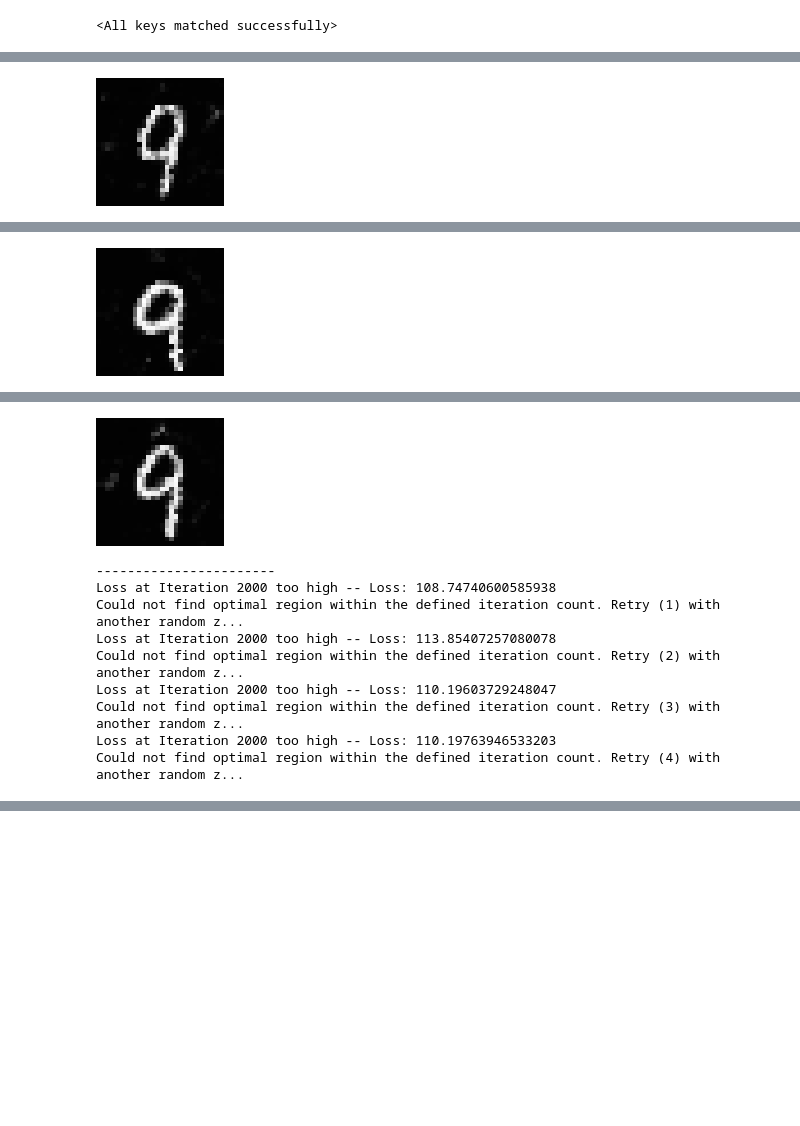
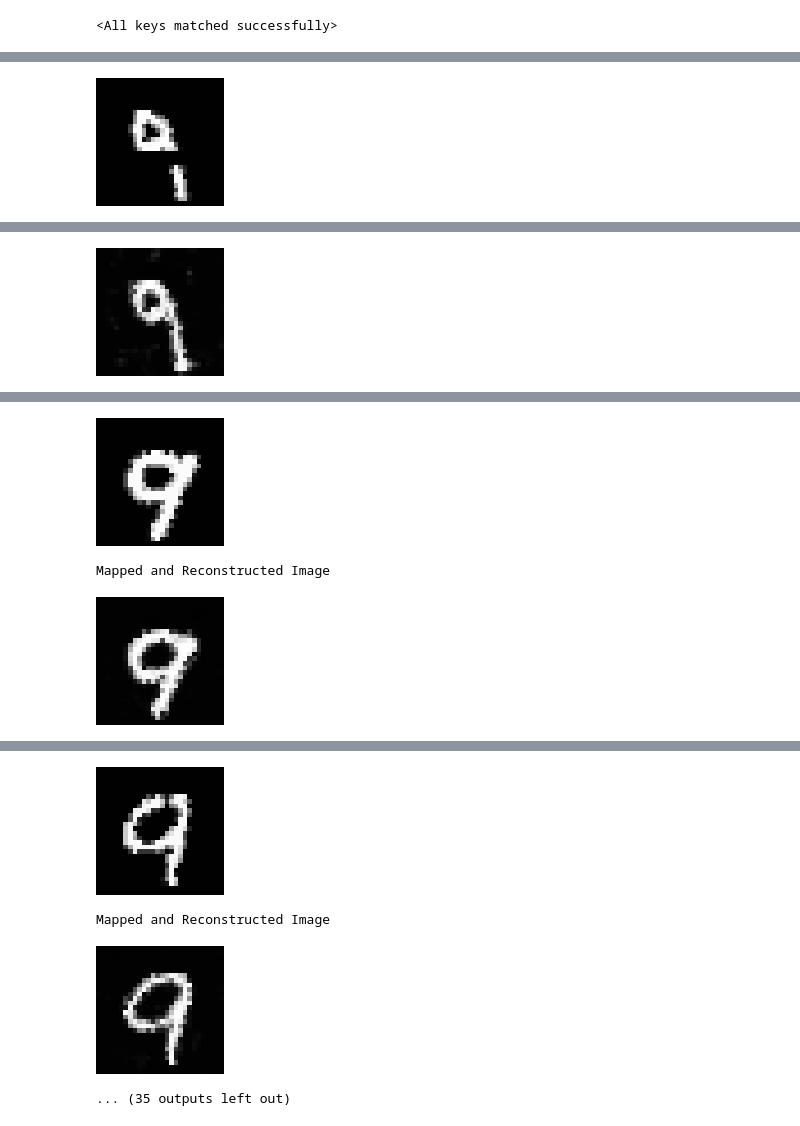
Before and after one commit to yashar-ne/AD-with-GANs, a Jupyter notebook: src/ml/notebooks/latent_space_mapping.ipynb, the cells around one changed output, grey strips where cells are left out. Cells and saved outputs as stored; diff of their text form; code cells hidden in the pictures; blank space fills up the shorter version.

```diff
--- a/src/ml/notebooks/latent_space_mapping.ipynb
+++ b/src/ml/notebooks/latent_space_mapping.ipynb
@@ -338,33 +338,36 @@ if prepare_target_folder:
         writer.writerow(fields)
 
 # Start mapping
-map_anomalies = False
+map_anomalies = True
 map_normals = True
-max_retries = 5
+max_retries = 10
 t = transforms.ToPILImage()
 lsm: LatentSpaceMapper = LatentSpaceMapper(generator=generator, discriminator=discriminator, device=device)
 mapped_images = []
 cp_counter = 0
 counter = len(ano_mnist_dataset)
-#for img in ano_mnist_dataset:
+
 i = 0
 retry_counter = 0
 while i < len(ano_mnist_dataset):
+    if i % 50 == 0 and i != 0:
+        clear_output()
+        print("Cleared Output...")
 
-    # print(f"{counter} images left")
+    print(f"{counter} images left")
 
     if (ano_mnist_dataset[i][1]["anomaly"] == True and map_anomalies) or (ano_mnist_dataset[i][1]["anomaly"] == False and map_normals):
         mapped_z, reconstruction_loss, retry = lsm.map_image_to_point_in_latent_space(ano_mnist_dataset[i][0],
                                                                                batch_size=1,
-                                                                               max_opt_iterations=30000,
-                                                                               plateu_threshold=0.001,
-                                                                               check_every_n_iter=2000,
-                                                                               learning_rate=0.2,
-                                                                               print_every_n_iters=10000,
+                                                                               max_opt_iterations=25000,
+                                                                               plateu_threshold=0.0005,
+                                                                               check_every_n_iter=3000,
+                                                                               learning_rate=0.1,
+                                                                               print_every_n_iters=5000,
                                                                                retry_after_n_iters=10000,
-                                                                               ignore_rules_below_threshold=70,
-                                                                               opt_threshold=55,
-                                                                               immediate_retry_threshold=80)
+                                                                               ignore_rules_below_threshold=50,
+                                                                               opt_threshold=45,
+                                                                               immediate_retry_threshold=60)
 
         if retry:
             if retry_counter == max_retries:
@@ -395,13 +398,12 @@ while i < len(ano_mnist_dataset):
           create_cp(counter)
           clear_output
 
-        #print('Original Image')
-        #t(ano_mnist_dataset[i][0]).resize((128, 128), PIL.Image.NEAREST).show()
+        print('Original Image')
+        t(ano_mnist_dataset[i][0]).resize((128, 128), PIL.Image.NEAREST).show()
         print('Mapped and Reconstructed Image')
         original_img = generator(mapped_z).cpu()
         img = t(original_img[0]).resize((128, 128), PIL.Image.NEAREST)
         img.show()
-        #print('Mapped and Reconstructed Image Successfully')
         print('-----------------------')
 
     i+=1
@@ -414 +417 @@ Mapped and Reconstructed Image
-[figure, old version]
+[figure, new version]
@@ -417,3 +418,3 @@ Iteration: 529 -- Reached Defined Optimum -- Final Loss: 54.992454528808594
 Mapped and Reconstructed Image
-[figure, old version]
+[figure, new version]
 -----------------------
@@ -422,10 +424,3 @@ Mapped and Reconstructed Image
-[figure, old version]
+[figure, new version]
------------------------
-Loss at Iteration 2000 too high -- Loss: 108.74740600585938
-Could not find optimal region within the defined iteration count. Retry (1) with another random z...
-Loss at Iteration 2000 too high -- Loss: 113.85407257080078
-Could not find optimal region within the defined iteration count. Retry (2) with another random z...
-Loss at Iteration 2000 too high -- Loss: 110.19603729248047
-Could not find optimal region within the defined iteration count. Retry (3) with another random z...
-Loss at Iteration 2000 too high -- Loss: 110.19763946533203
-Could not find optimal region within the defined iteration count. Retry (4) with another random z...
+Mapped and Reconstructed Image
+[figure, added]
@@ -431,0 +433,4 @@ Could not find optimal region within the defined iteration count. Retry (4) with
+[figure, added]
+Mapped and Reconstructed Image
+[figure, added]
+... (35 outputs left out)
```
Also changed, not shown: parts of 2 cells of this notebook.
